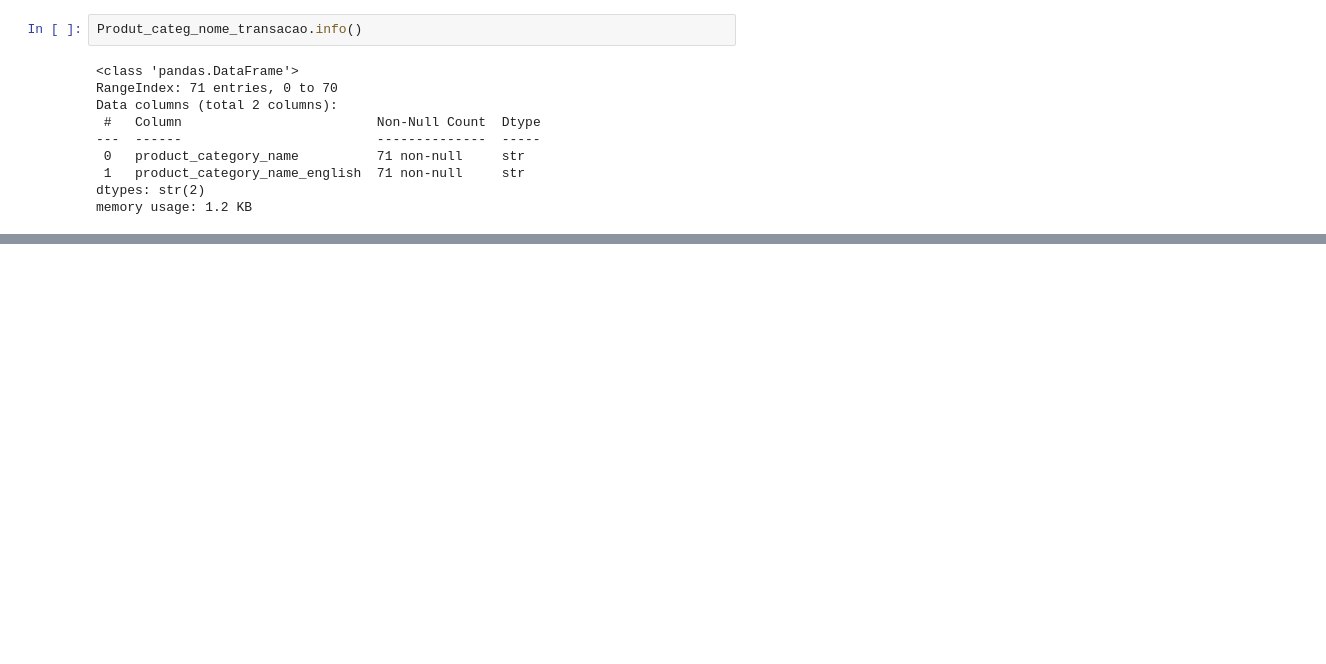
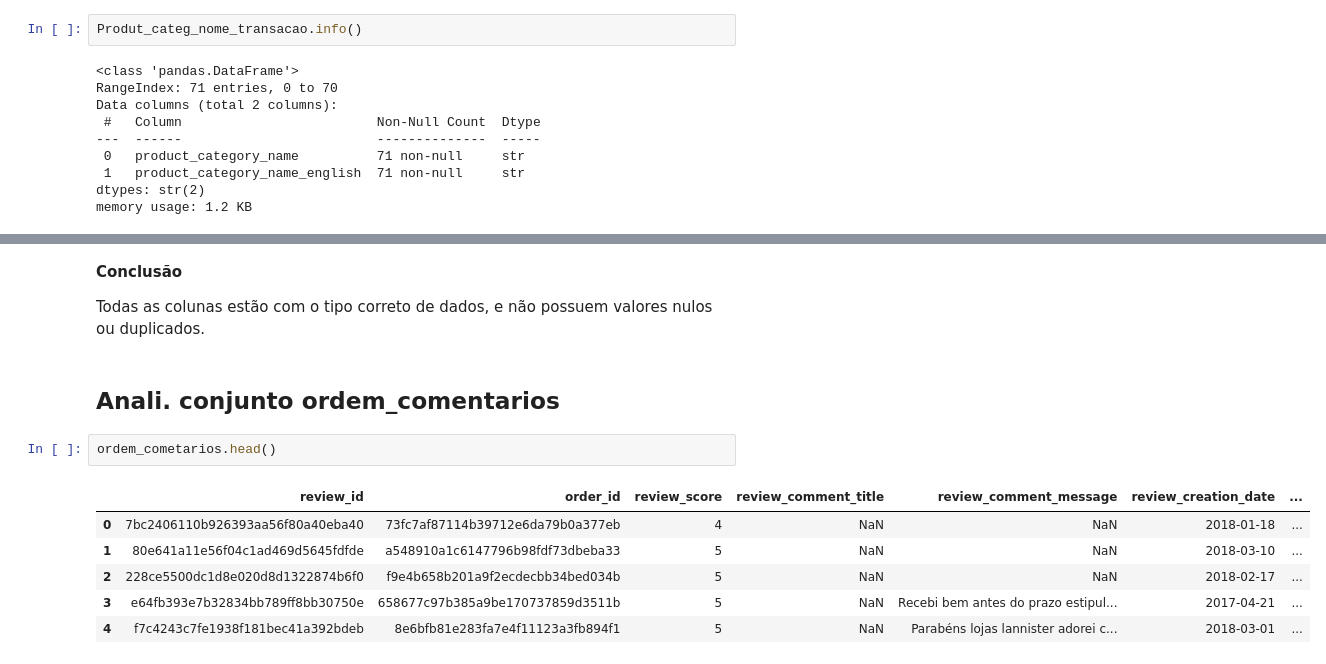
Before and after one commit to walleceoli/Projeto-Ecomerce-Olist, a Jupyter notebook: carregar_dados.ipynb, the cells around one changed output, grey strips where cells are left out. Saved outputs shown, nothing was run; the diff lists cells and outputs as text; blank space fills up the shorter version.

Commit message:
Iniciado analise exploratoria e tratamento dos DFs

```diff
--- a/carregar_dados.ipynb
+++ b/carregar_dados.ipynb
@@ -261,0 +541,15 @@ memory usage: 1.2 KB
+# %% [markdown]
+**Conclusão**
+
+Todas as colunas estão com o tipo correto de dados, e não possuem valores nulos ou duplicados.
+# %% [markdown]
+## Anali. conjunto ordem_comentarios
+# %%
+ordem_cometarios.head()
+# %% [output]
+|  | review_id | order_id | review_score | review_comment_title | review_comment_message | review_creation_date | ... |
+| 0 | 7bc2406110b926393aa56f80a40eba40 | 73fc7af87114b39712e6da79b0a377eb | 4 | NaN | NaN | 2018-01-18 | ... |
+| 1 | 80e641a11e56f04c1ad469d5645fdfde | a548910a1c6147796b98fdf73dbeba33 | 5 | NaN | NaN | 2018-03-10 | ... |
+| 2 | 228ce5500dc1d8e020d8d1322874b6f0 | f9e4b658b201a9f2ecdecbb34bed034b | 5 | NaN | NaN | 2018-02-17 | ... |
+| 3 | e64fb393e7b32834bb789ff8bb30750e | 658677c97b385a9be170737859d3511b | 5 | NaN | Recebi bem antes do prazo estipul... | 2017-04-21 | ... |
+| 4 | f7c4243c7fe1938f181bec41a392bdeb | 8e6bfb81e283fa7e4f11123a3fb894f1 | 5 | NaN | Parabéns lojas lannister adorei c... | 2018-03-01 | ... |
```
Also changed, not shown: parts of 54 cells of this notebook, 1 other file.
